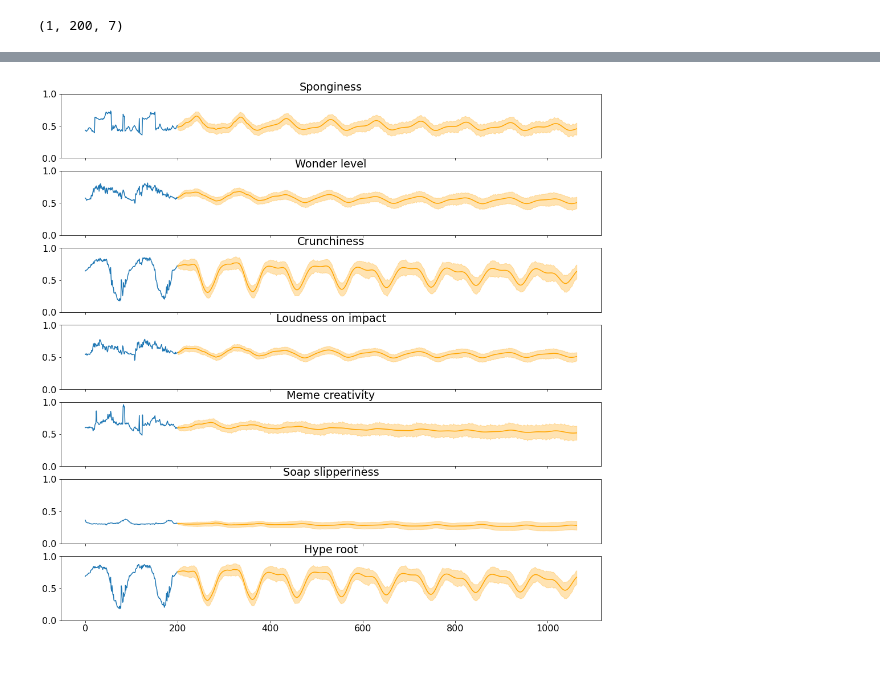
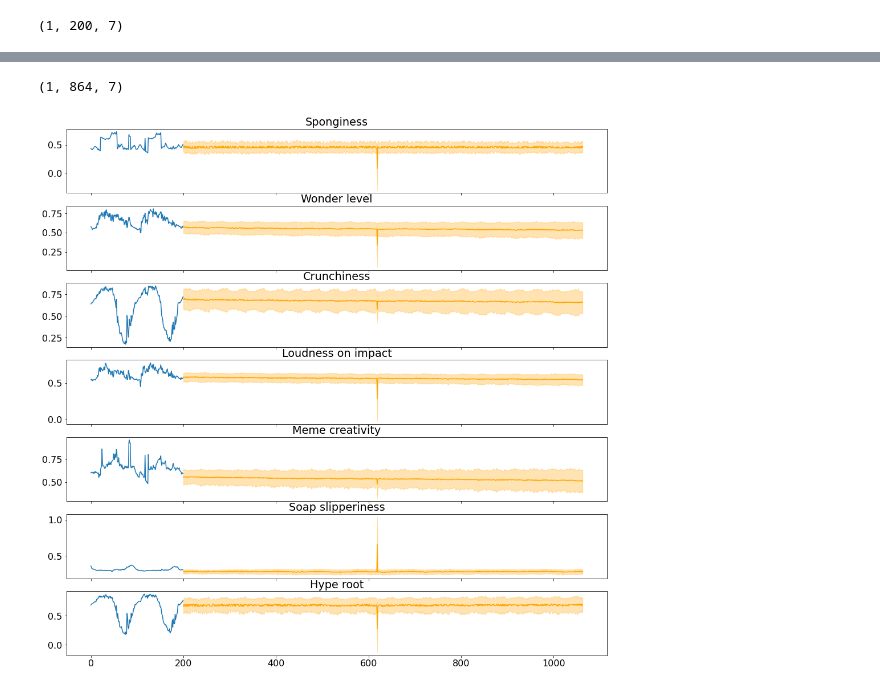
Before and after one commit to alice202122/2competitionDL, a Jupyter notebook: BiLSTM_fc.ipynb, the cells around one changed output, grey strips where cells are left out. Saved outputs shown, nothing was run; the diff lists cells and outputs as text; code cells hidden in the pictures.

```diff
--- a/BiLSTM_fc.ipynb
+++ b/BiLSTM_fc.ipynb
@@ -227,7 +231,7 @@ def build_BiLSTM(input_shape, output_shape):
     # Return the model
     return model
 # %%
-model = build_BiLSTM(input_shape, output_shape)
+model = build_1DCNN(input_shape, output_shape)
 model.summary()
 tfk.utils.plot_model(model, expand_nested=True)
 # %% [output]
@@ -325,5 +317,3 @@ WARNING:absl:<keras.layers.recurrent.LSTMCell object at 0x...> has the same name
-# %%
-model = tfk.models.load_model('Bilstm_try')
 # %%
 # Predict the test set
 predictions = model.predict(X_test)
@@ -383,9 +346,9 @@ inspect_multivariate_prediction(X_test_reg, y_test_reg, reg_predictions, target_
 # %%
 maes = []
-for i in range(reg_predictions.shape[1]):
+for i in range(predictions.shape[1]):
     ft_maes = []
-    for j in range(reg_predictions.shape[2]):
-        ft_maes.append(np.mean(np.abs(y_test_reg[:,i,j]-reg_predictions[:,i,j]), axis=0))
+    for j in range(predictions.shape[2]):
+        ft_maes.append(np.mean(np.abs(y_test[:,i,j]-predictions[:,i,j]), axis=0))
     ft_maes = np.array(ft_maes)
     maes.append(ft_maes)
 maes = np.array(maes)
@@ -402,15 +355,22 @@ for reg in range(reg_telescope):
+# %%
+future_predictions = model.predict(future)
+# %%
+future_predictions.shape
+# %% [output]
+(1, 864, 7)
 # %%
 figs, axs = plt.subplots(len(target_labels), 1, sharex=True, figsize=(17,17))
 for i, col in enumerate(target_labels):
     axs[i].plot(np.arange(len(future[0,:,i])), future[0,:,i])
-    axs[i].plot(np.arange(len(future[0,:,i]), len(future[0,:,i])+reg_telescope), reg_future[0,:,i], color='orange')
+    axs[i].plot(np.arange(len(future[0,:,i]), len(future[0,:,i])+telescope), future_predictions[0,:,i], color='orange')
     axs[i].fill_between(
-        np.arange(len(future[0,:,i]), len(future[0,:,i])+reg_telescope),
-        reg_future[0,:,i]+maes[:,i],
-        reg_future[0,:,i]-maes[:,i],
+        np.arange(len(future[0,:,i]), len(future[0,:,i])+telescope),
+        future_predictions[0,:,i]+maes[:,i],
+        future_predictions[0,:,i]-maes[:,i],
         color='orange', alpha=.3)
     axs[i].set_title(col)
-    axs[i].set_ylim(0,1)
+    # axs[i].set_ylim(0,1)
 plt.show()
+#our window could be larger and our telescope is too large
 # %% [output]
-[figure, old version]
+[figure, new version]
```
Also changed, not shown: parts of 19 cells of this notebook.
